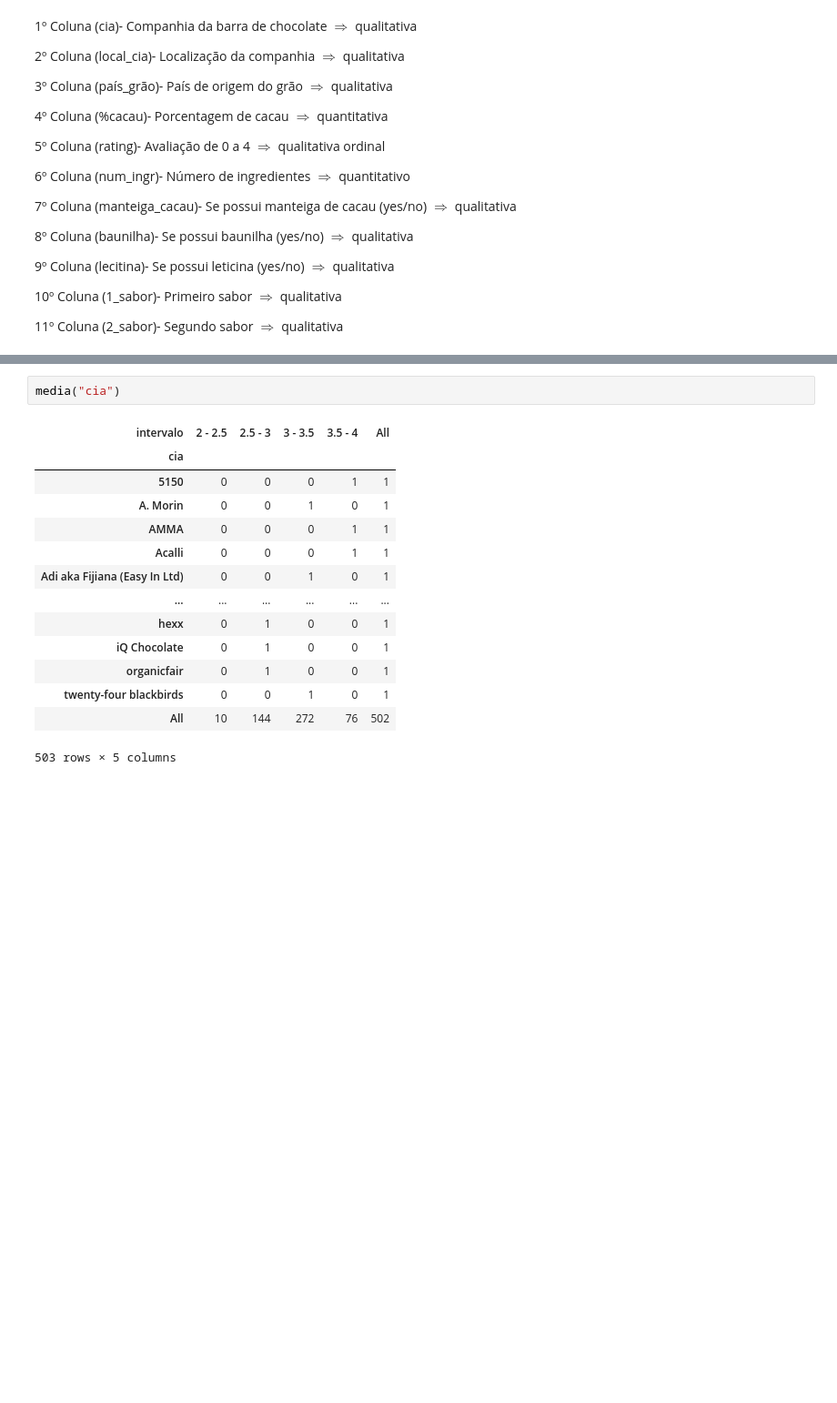
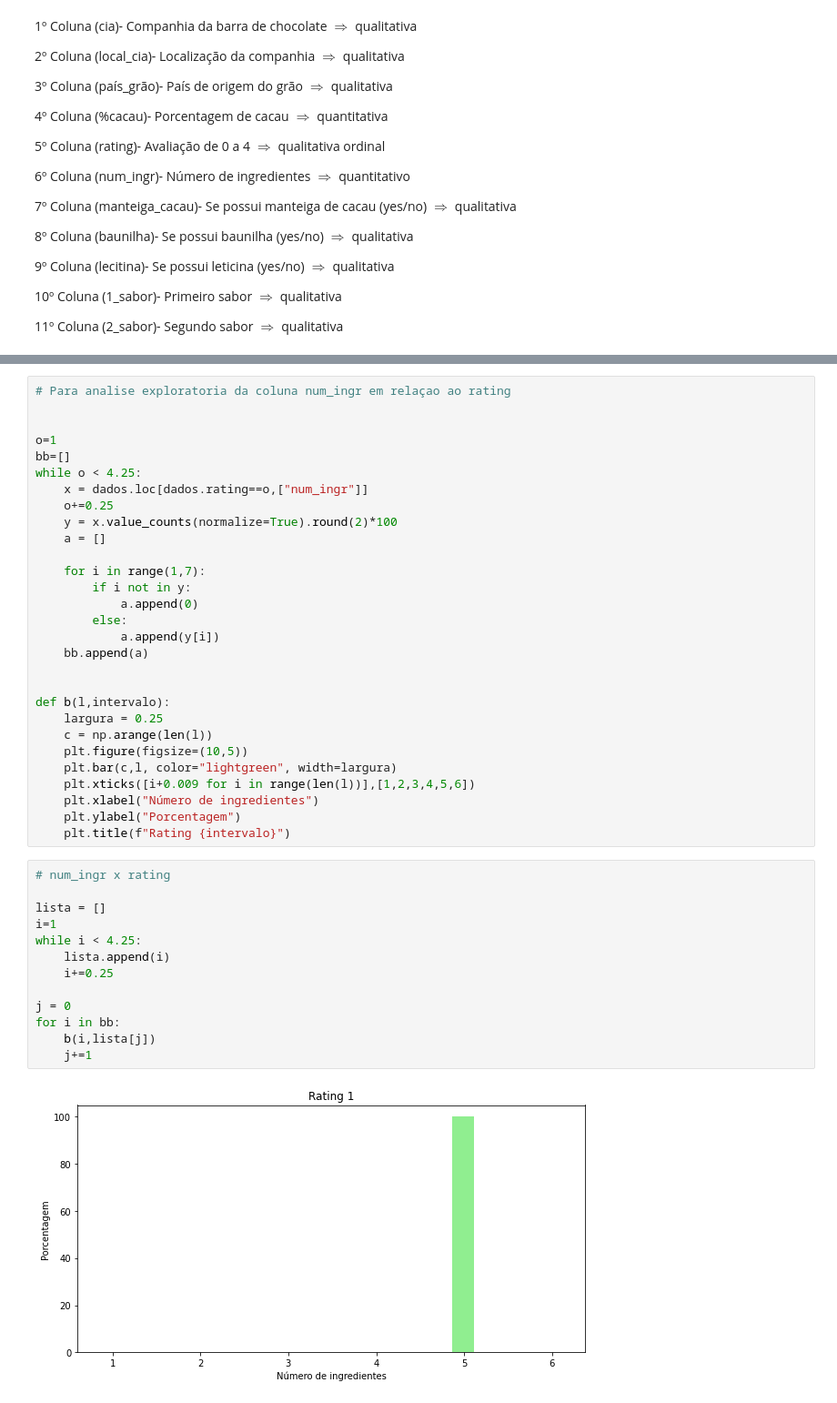
Before and after one commit to Pedro2712/Projeto_2-ciedados, a Jupyter notebook: Projeto 2 - Ciedados.ipynb, the cells around one changed output, grey strips where cells are left out. Shown at 91% size. Saved outputs shown, nothing was run; the diff lists cells and outputs as text; blank space fills up the shorter version.

Commit message:
Analise exploratoria

```diff
--- a/Projeto 2 - Ciedados.ipynb
+++ b/Projeto 2 - Ciedados.ipynb
@@ -199,20 +198,47 @@ def grafico(l1, l2, d):
 
     plt.tight_layout()
     plt.show()
-# %%
-media("cia")
-# %% [output]
-| intervalo | 2 - 2.5 | 2.5 - 3 | 3 - 3.5 | 3.5 - 4 | All |
-| cia |  |  |  |  |  |
-| 5150 | 0 | 0 | 0 | 1 | 1 |
-| A. Morin | 0 | 0 | 1 | 0 | 1 |
-| AMMA | 0 | 0 | 0 | 1 | 1 |
-| Acalli | 0 | 0 | 0 | 1 | 1 |
-| Adi aka Fijiana (Easy In Ltd) | 0 | 0 | 1 | 0 | 1 |
-| ... | ... | ... | ... | ... | ... |
-| hexx | 0 | 1 | 0 | 0 | 1 |
-| iQ Chocolate | 0 | 1 | 0 | 0 | 1 |
-| organicfair | 0 | 1 | 0 | 0 | 1 |
-| twenty-four blackbirds | 0 | 0 | 1 | 0 | 1 |
-| All | 10 | 144 | 272 | 76 | 502 |
-503 rows × 5 columns
+# %%
+# Para analise exploratoria da coluna num_ingr em relaçao ao rating
+
+
+o=1
+bb=[]
+while o < 4.25:
+    x = dados.loc[dados.rating==o,["num_ingr"]]
+    o+=0.25
+    y = x.value_counts(normalize=True).round(2)*100
+    a = []
+
+    for i in range(1,7):
+        if i not in y:
+            a.append(0)
+        else:
+            a.append(y[i])
+    bb.append(a)
+
+
+def b(l,intervalo):
+    largura = 0.25
+    c = np.arange(len(l))
+    plt.figure(figsize=(10,5))
+    plt.bar(c,l, color="lightgreen", width=largura)
+    plt.xticks([i+0.009 for i in range(len(l))],[1,2,3,4,5,6])
+    plt.xlabel("Número de ingredientes")
+    plt.ylabel("Porcentagem")
+    plt.title(f"Rating {intervalo}")
+# %%
+# num_ingr x rating
+
+lista = []
+i=1
+while i < 4.25:
+    lista.append(i)
+    i+=0.25
+
+j = 0
+for i in bb:
+    b(i,lista[j])
+    j+=1
+# %% [output]
+[figure, added]
```
Also changed, not shown: parts of 24 cells of this notebook.
